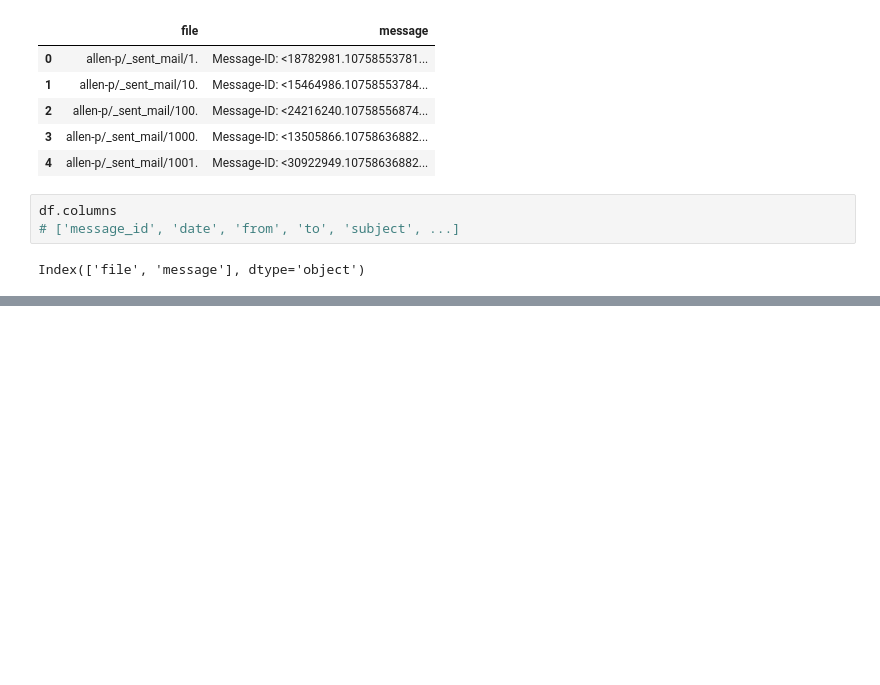
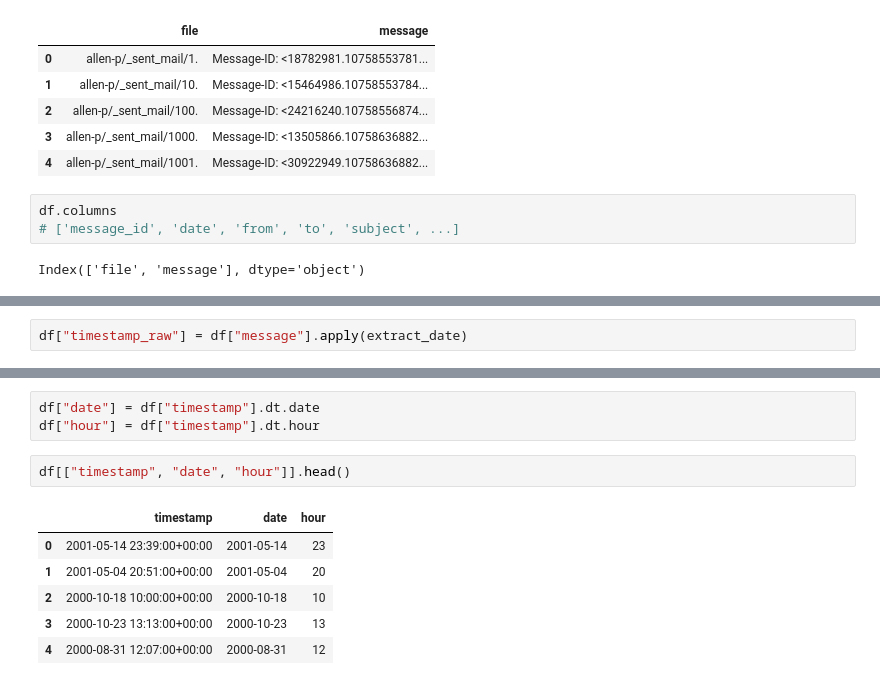
Before and after one commit to mems250005048-wq/TIMEsTAMP, a Jupyter notebook: Untitled4.ipynb, the cells around one changed output, grey strips where cells are left out. Saved outputs shown, nothing was run; the diff lists cells and outputs as text; blank space fills up the shorter version.

```diff
--- a/Untitled4.ipynb
+++ b/Untitled4.ipynb
@@ -38,0 +63,2 @@ df = df.rename(columns={"Date": "timestamp"})
+# %%
+df["timestamp_raw"] = df["message"].apply(extract_date)
@@ -42,0 +102,12 @@ KeyError: "None of [Index(['timestamp'], dtype='object')] are in the [columns]"
+# %%
+df["date"] = df["timestamp"].dt.date
+df["hour"] = df["timestamp"].dt.hour
+# %%
+df[["timestamp", "date", "hour"]].head()
+# %% [output]
+|  | timestamp | date | hour |
+| 0 | 2001-05-14 23:39:00+00:00 | 2001-05-14 | 23 |
+| 1 | 2001-05-04 20:51:00+00:00 | 2001-05-04 | 20 |
+| 2 | 2000-10-18 10:00:00+00:00 | 2000-10-18 | 10 |
+| 3 | 2000-10-23 13:13:00+00:00 | 2000-10-23 | 13 |
+| 4 | 2000-08-31 12:07:00+00:00 | 2000-08-31 | 12 |
```
Also changed, not shown: parts of 16 cells of this notebook.
